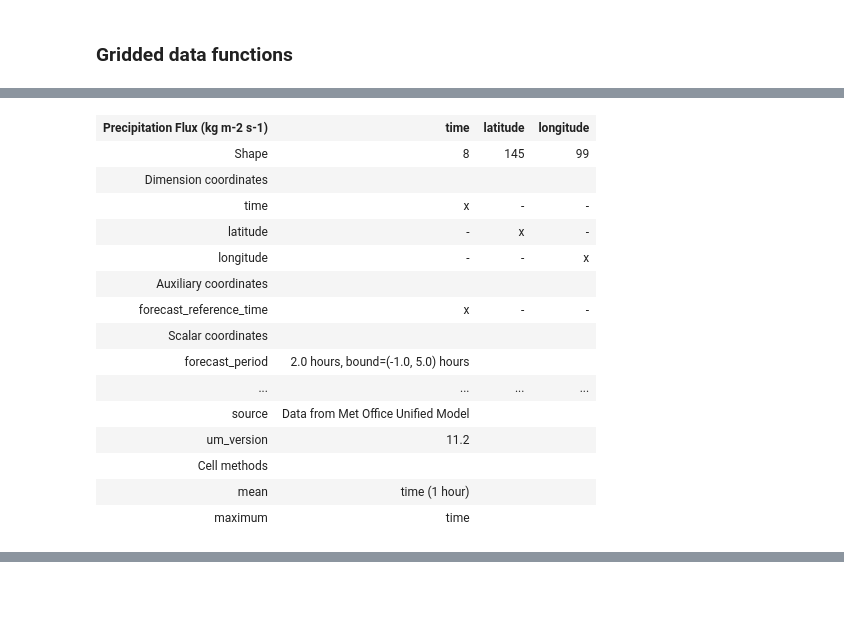
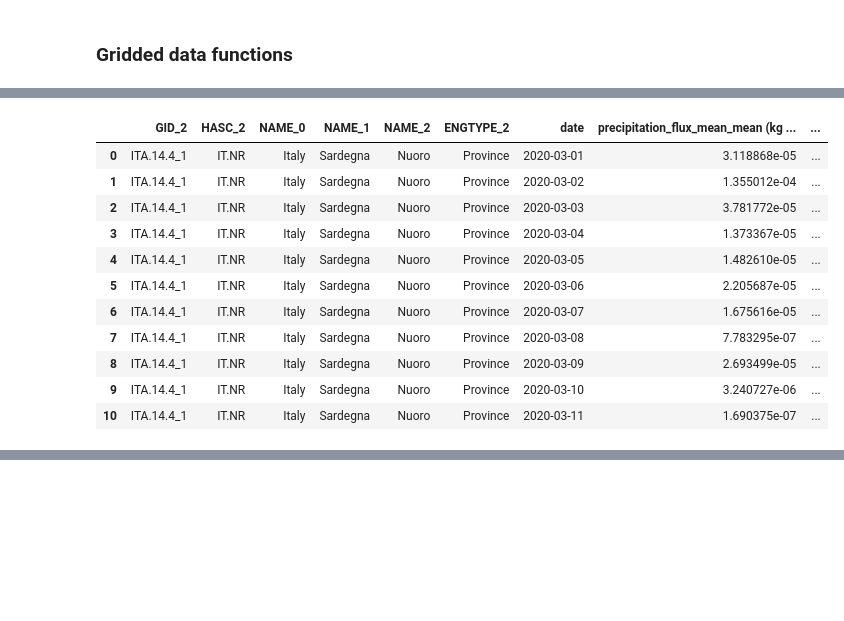
Before and after one commit to informatics-lab/covid-19_shapecutter, a Jupyter notebook: extract_regional_data_using_shapefile.ipynb, the cells around one changed output, grey strips where cells are left out. Drawn from its saved outputs; the diff is of its cells as text; code cells hidden in the pictures; blank space fills up the shorter version.

```diff
--- a/extract_regional_data_using_shapefile.ipynb
+++ b/extract_regional_data_using_shapefile.ipynb
@@ -192,7 +192,7 @@ SHAPE_IDS[0:10]
 # %%
 #Define date range
 start = datetime.date(2020, 3, 1)
-stop = datetime.date(2020, 3, 31)
+stop = datetime.date(2020, 3, 11)
 step = datetime.timedelta(days=1)
 DATERANGE = pd.date_range(start, stop, freq=step)
 DATERANGE
@@ -225,7 +220,7 @@ folder = '/data/misc/covid-19/data_nc_daily/'
 filepaths = {}
 for path in os.listdir(folder):
     filepaths[path] = []
-    for filename in FILENAMES[0:8]:
+    for filename in FILENAMES:
         filepaths[path].extend(glob.glob(os.path.join(folder, path, filename)))
 variables = list(filepaths.keys())
 
@@ -424,5 +375,0 @@ COLUMNS_DF
-# %%
-region = get_shape_record(rand_id())
-length = 4
-data = {name: [region.attributes[name]]*length for name in COLUMNS}
-pd.DataFrame(data)
@@ -435,10 +388,28 @@ pd.DataFrame(data)
 # %%
 def extract_collapse_df(shape_id, cubes=shape_cubes, **kwargs):
     '''
+    Extract subcubes from cubes using geometry of shape_id
+    Collapse the cube acros x and y coords to get the MEAN and VARIANCE
+    Collect data in a dataframe for this shape_id
 
+    Extract method:
+        Extracts XY bounding box around geometry
+        Refer to [Method](#Method) at top of this notebook for detailed description
+
+    Arguments:
+        shape_id (str): ID of geometry used for subsetting
+        cubes (iris.CubeList): List of Iris cubes to be subsetted
+
+    Returns:
+        df (pandas.DataFrame): DataFrame containing shape_id attributes
+                               and MEAN+VARIANCE of data in cubes for shape_id geometry
     '''
-    #Subset cubes to geometry of shape_id
-    sub_cubes = extract(shape_id, cubes, **kwargs)
+    #Create a Shape object from the record for shape_id
+    region = get_shape_record(shape_id, **kwargs)
+    shp = shape.Shape(region.geometry, region.attributes, coord_system=CRS)
+
+    #Extract sub_cubes from cubes using shp
+    sub_cubes = shp.extract_subcubes(cubes)
 
     #Collapse cubes across x and y coords with to get mean and variance
     mean_cubes = [cube.collapsed([cube.coord(axis='x'),cube.coord(axis='y')], iris.analysis.MEAN) for cube in sub_cubes]
@@ -449,14 +420,18 @@ def extract_collapse_df(shape_id, cubes=shape_cubes, **kwargs):
     length = len(time.points)
     data = {name: [region.attributes[name]]*length for name in COLUMNS}
     data.update({'date': [get_date(cell.point) for cell in time.cells()]})
-    data.update({parse_data_name(cube, 'mean'): cube.data for cube in mean_cubes})
-    data.update({parse_data_name(cube, 'var'): cube.data for cube in var_cubes})
+    data.update({parse_data_name(cube): cube.data for cube in mean_cubes})
+    data.update({parse_data_name(cube): cube.data for cube in var_cubes})
+
+    #Get a column order so that all dataframes have the same column order
+    column_order = get_column_order(COLUMNS, ['date'], data.keys())
 
     #Create DataFrame
-    df = pd.DataFrame(data, columns=COLUMNS_DF)
+    df = pd.DataFrame(data, columns=column_order)
 
     return df
 # %%
+%%time
 cblst = shape_cubes[0:2]
-extract_collapse_df(rand_id, cblst)
+extract_collapse_df(rand_id(), cblst)
 # %% [output]
@@ -463,16 +440,12 @@ extract_collapse_df(rand_id, cblst)
-| Precipitation Flux (kg m-2 s-1) | time | latitude | longitude |
-| Shape | 8 | 145 | 99 |
-| Dimension coordinates |  |  |  |
-| time | x | - | - |
-| latitude | - | x | - |
-| longitude | - | - | x |
-| Auxiliary coordinates |  |  |  |
-| forecast_reference_time | x | - | - |
-| Scalar coordinates |  |  |  |
-| forecast_period | 2.0 hours, bound=(-1.0, 5.0) hours |  |  |
-| ... | ... | ... | ... |
-| source | Data from Met Office Unified Model |  |  |
-| um_version | 11.2 |  |  |
-| Cell methods |  |  |  |
-| mean | time (1 hour) |  |  |
-| maximum | time |  |  |
+|  | GID_2 | HASC_2 | NAME_0 | NAME_1 | NAME_2 | ENGTYPE_2 | date | precipitation_flux_mean_mean (kg ... | ... |
+| 0 | ITA.14.4_1 | IT.NR | Italy | Sardegna | Nuoro | Province | 2020-03-01 | 3.118868e-05 | ... |
+| 1 | ITA.14.4_1 | IT.NR | Italy | Sardegna | Nuoro | Province | 2020-03-02 | 1.355012e-04 | ... |
+| 2 | ITA.14.4_1 | IT.NR | Italy | Sardegna | Nuoro | Province | 2020-03-03 | 3.781772e-05 | ... |
+| 3 | ITA.14.4_1 | IT.NR | Italy | Sardegna | Nuoro | Province | 2020-03-04 | 1.373367e-05 | ... |
+| 4 | ITA.14.4_1 | IT.NR | Italy | Sardegna | Nuoro | Province | 2020-03-05 | 1.482610e-05 | ... |
+| 5 | ITA.14.4_1 | IT.NR | Italy | Sardegna | Nuoro | Province | 2020-03-06 | 2.205687e-05 | ... |
+| 6 | ITA.14.4_1 | IT.NR | Italy | Sardegna | Nuoro | Province | 2020-03-07 | 1.675616e-05 | ... |
+| 7 | ITA.14.4_1 | IT.NR | Italy | Sardegna | Nuoro | Province | 2020-03-08 | 7.783295e-07 | ... |
+| 8 | ITA.14.4_1 | IT.NR | Italy | Sardegna | Nuoro | Province | 2020-03-09 | 2.693499e-05 | ... |
+| 9 | ITA.14.4_1 | IT.NR | Italy | Sardegna | Nuoro | Province | 2020-03-10 | 3.240727e-06 | ... |
+| 10 | ITA.14.4_1 | IT.NR | Italy | Sardegna | Nuoro | Province | 2020-03-11 | 1.690375e-07 | ... |
```
Also changed, not shown: parts of 21 cells of this notebook.
